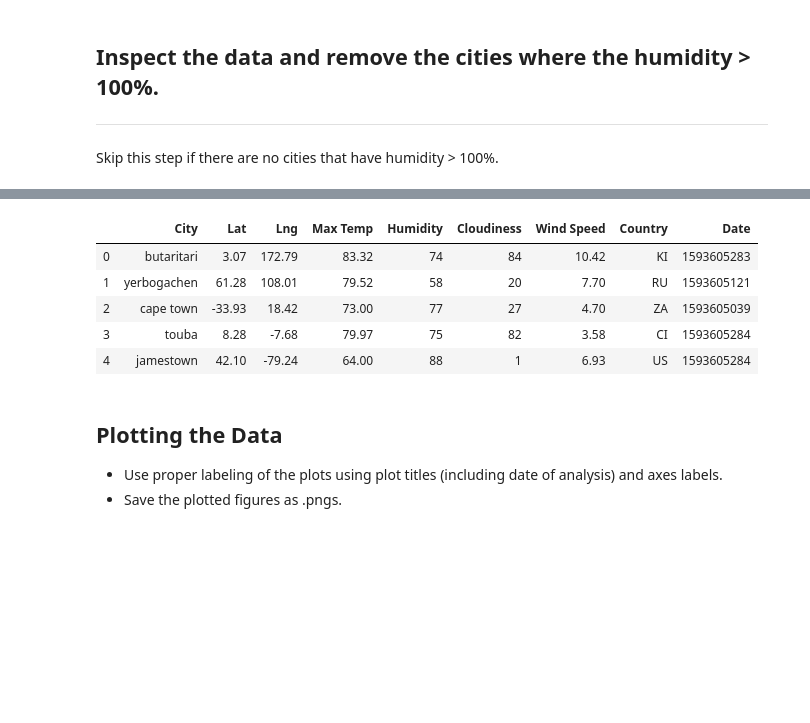
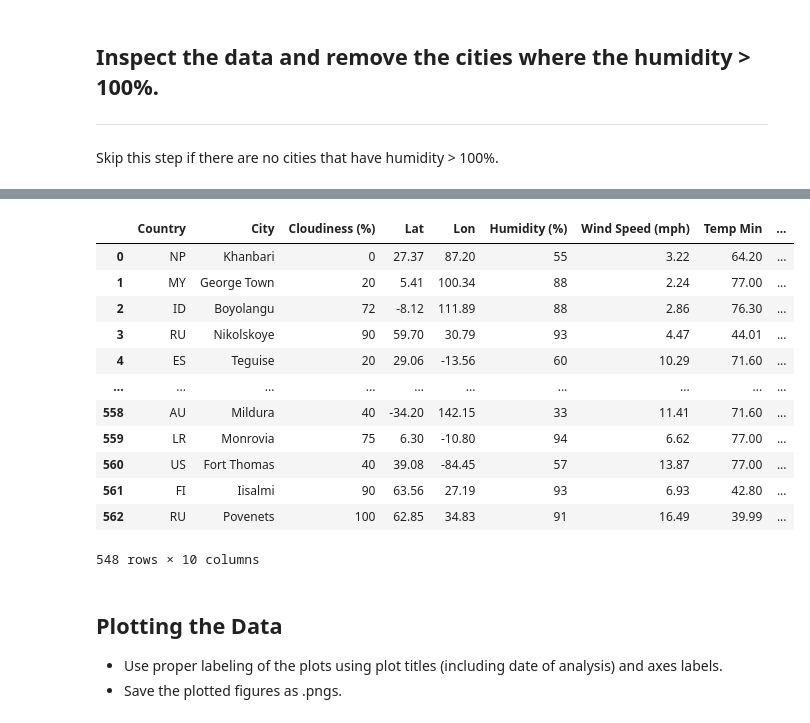
Before and after one commit to allardiceh/python-api-challenge, a Jupyter notebook: WeatherPy.ipynb, the cells around one changed output, grey strips where cells are left out. Drawn from its saved outputs; the diff is of its cells as text; code cells hidden in the pictures; blank space fills up the shorter version.

Commit message:
Weather 10.22.20

```diff
--- a/WeatherPy.ipynb
+++ b/WeatherPy.ipynb
@@ -210,0 +108,24 @@ Could not get data for 579 cities
+# %%
+# This code will call the desired data from the JSON for a pre-determined city and store is in a data frame
+
+base_url = "http://api.openweathermap.org/data/2.5/weather?"
+
+cities=["mayumba"]
+
+city_list = []
+
+
+
+# For each city, we access its information through its API
+for city in cities:
+    JSONContent = requests.get( base_url + "appid=" + weather_api_key + "&q=" + city +"&units=Imperial").json()
+    city_list.append([JSONContent['sys']['country'], JSONContent['name'], JSONContent['clouds']['all'],
+                      JSONContent['coord']['lat'],JSONContent['coord']['lon'],
+                      JSONContent['main']['humidity'],JSONContent['wind']['speed'],
+                      JSONContent['main']['temp_min'], JSONContent['main']['temp_max'],
+                      JSONContent['dt'] ])
+
+dataset = pd.DataFrame(city_list)
+dataset.columns = ["Country", "City", "Cloudiness (%)", "Lat", "Lon", "Humidity (%)",
+                   "Wind Speed (mph)", "Temp Min", "Temp Max", "Date"]
+dataset
@@ -253,13 +240,21 @@ Int64Index([], dtype='int64')
 # %%
-# Make a new DataFrame equal to the city data to drop all humidity outliers by index.
-# Passing "inplace=False" will make a copy of the city_data DataFrame, which we call "clean_city_data".
+# Make a new DataFrame equal to the city data to drop all humidity outliers
+clean_city_data=dataset.loc[dataset['Humidity (%)'] <99]
+clean_city_data
 # %% [output]
-|  | City | Lat | Lng | Max Temp | Humidity | Cloudiness | Wind Speed | Country | Date |
-| 0 | butaritari | 3.07 | 172.79 | 83.32 | 74 | 84 | 10.42 | KI | 1593605283 |
-| 1 | yerbogachen | 61.28 | 108.01 | 79.52 | 58 | 20 | 7.70 | RU | 1593605121 |
-| 2 | cape town | -33.93 | 18.42 | 73.00 | 77 | 27 | 4.70 | ZA | 1593605039 |
-| 3 | touba | 8.28 | -7.68 | 79.97 | 75 | 82 | 3.58 | CI | 1593605284 |
-| 4 | jamestown | 42.10 | -79.24 | 64.00 | 88 | 1 | 6.93 | US | 1593605284 |
+|  | Country | City | Cloudiness (%) | Lat | Lon | Humidity (%) | Wind Speed (mph) | Temp Min | ... |
+| 0 | NP | Khanbari | 0 | 27.37 | 87.20 | 55 | 3.22 | 64.20 | ... |
+| 1 | MY | George Town | 20 | 5.41 | 100.34 | 88 | 2.24 | 77.00 | ... |
+| 2 | ID | Boyolangu | 72 | -8.12 | 111.89 | 88 | 2.86 | 76.30 | ... |
+| 3 | RU | Nikolskoye | 90 | 59.70 | 30.79 | 93 | 4.47 | 44.01 | ... |
+| 4 | ES | Teguise | 20 | 29.06 | -13.56 | 60 | 10.29 | 71.60 | ... |
+| ... | ... | ... | ... | ... | ... | ... | ... | ... | ... |
+| 558 | AU | Mildura | 40 | -34.20 | 142.15 | 33 | 11.41 | 71.60 | ... |
+| 559 | LR | Monrovia | 75 | 6.30 | -10.80 | 94 | 6.62 | 77.00 | ... |
+| 560 | US | Fort Thomas | 40 | 39.08 | -84.45 | 57 | 13.87 | 77.00 | ... |
+| 561 | FI | Iisalmi | 90 | 63.56 | 27.19 | 93 | 6.93 | 42.80 | ... |
+| 562 | RU | Povenets | 100 | 62.85 | 34.83 | 91 | 16.49 | 39.99 | ... |
+548 rows × 10 columns
 # %% [markdown]
 ## Plotting the Data
 * Use proper labeling of the plots using plot titles (including date of analysis) and axes labels.
```
Also changed, not shown: parts of 39 cells of this notebook, 1 other file.
